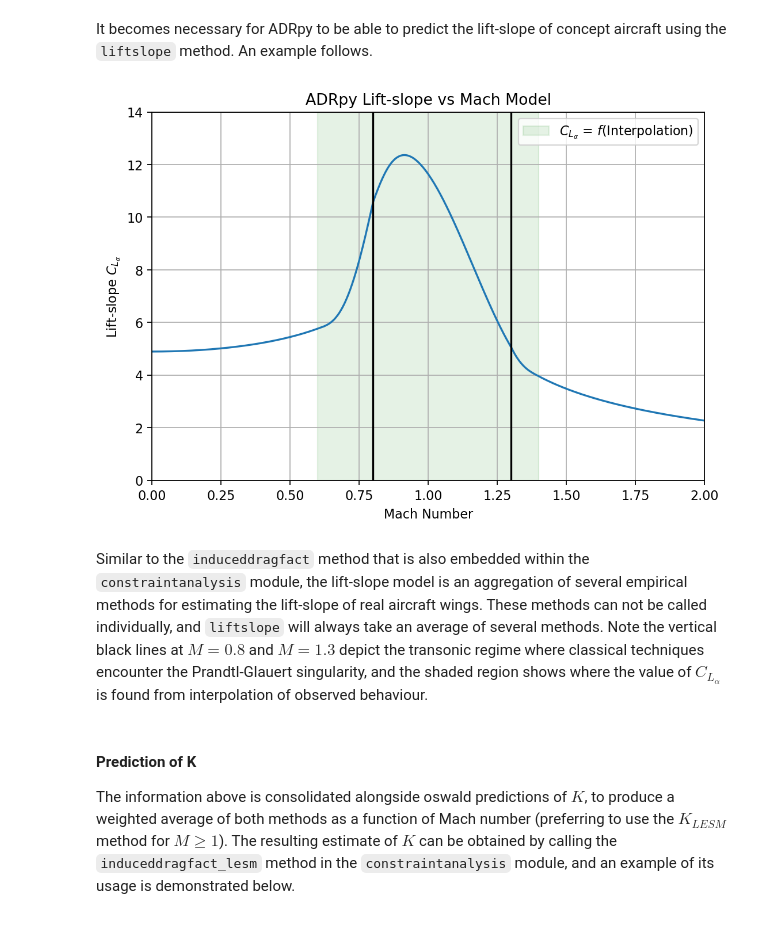
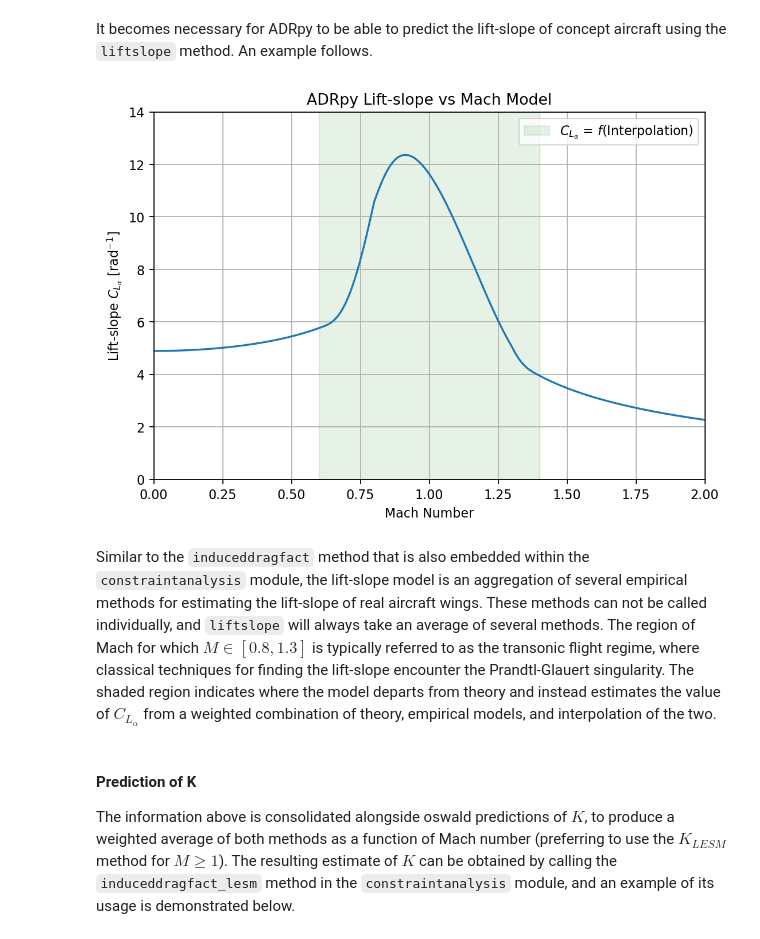
Before and after one commit to sobester/ADRpy, a Jupyter notebook: docs/ADRpy/notebooks/Estimating the Induced Drag Factor with ADRpy.ipynb, the cells around one changed output. Cells and saved outputs as stored; diff of their text form; code cells hidden in the pictures.

```diff
--- a/docs/ADRpy/notebooks/Estimating the Induced Drag Factor with ADRpy.ipynb
+++ b/docs/ADRpy/notebooks/Estimating the Induced Drag Factor with ADRpy.ipynb
@@ -447,26 +447,24 @@ for mach_number in mach_array:
 # %%
 fig = plt.figure()
 ax = fig.add_axes([0, 0, 1, 1])
 
 ax.plot(mach_array, slopeslist)
 ax.fill([0.6, 0.6, 1.4, 1.4], [0, 14, 14, 0], color='green', alpha=0.1, label='$C_{L_{\\alpha}}$ = $f($Interpolation$)$')
-ax.plot(np.array([0.8, 0.8]), np.array([0, 14]), color='k')
-ax.plot(np.array([1.3, 1.3]), np.array([0, 14]), color='k')
 
 ax.set_xlim(0, 2)
 ax.set_ylim(0, 14)
 ax.set_title('ADRpy Lift-slope vs Mach Model')
-ax.set(xlabel='Mach Number', ylabel='Lift-slope $C_{L_{\\alpha}}$')
+ax.set(xlabel='Mach Number', ylabel='Lift-slope $C_{L_{\\alpha}}$ [rad$^{-1}$]')
 ax.legend()
 ax.grid(True)
 plt.show()
 
 fig.clear()
 plt.close(fig=fig)
 # %% [output]
-[figure, old version]
+[figure, new version]
 # %% [markdown]
-Similar to the `induceddragfact` method that is also embedded within the `constraintanalysis` module, the lift-slope model is an aggregation of several empirical methods for estimating the lift-slope of real aircraft wings. These methods can not be called individually, and `liftslope` will always take an average of several methods. Note the vertical black lines at $M = 0.8$ and $M = 1.3$ depict the transonic regime where classical techniques encounter the Prandtl-Glauert singularity, and the shaded region shows where the value of $C_{L_{\alpha}}$ is found from interpolation of observed behaviour.
+Similar to the `induceddragfact` method that is also embedded within the `constraintanalysis` module, the lift-slope model is an aggregation of several empirical methods for estimating the lift-slope of real aircraft wings. These methods can not be called individually, and `liftslope` will always take an average of several methods. The region of Mach for which $M \in [0.8, 1.3]$ is typically referred to as the transonic flight regime, where classical techniques for finding the lift-slope encounter the Prandtl-Glauert singularity. The shaded region indicates where the model departs from theory and instead estimates the value of $C_{L_{\alpha}}$ from a weighted combination of theory, empirical models, and interpolation of the two.
 # %% [markdown]
 #### Prediction of K
 
```
Also changed, not shown: parts of 5 cells of this notebook, 5 other files.
